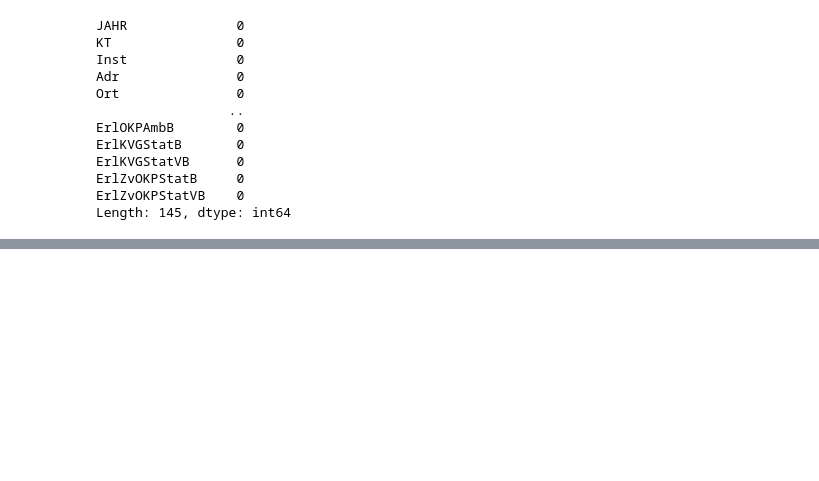
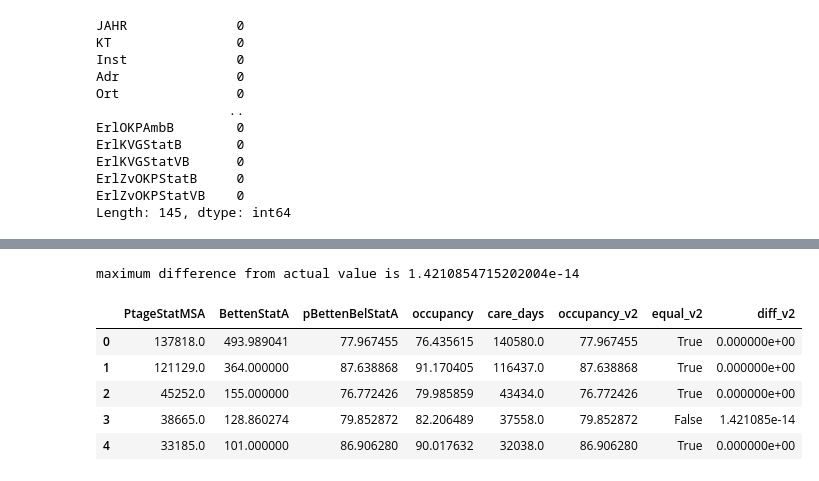
Before and after one commit to 111ark/swiss-hospital-occupancy, a Jupyter notebook: notebooks/hospital_dataset_exploration.ipynb, the cells around one changed output, grey strips where cells are left out. Drawn from its saved outputs; the diff is of its cells as text; code cells hidden in the pictures; blank space fills up the shorter version.

Commit message:
completed data exploration and successfully prototyped a alogrythm to calculate hopsital occupancy (for use in the elminiation study)

```diff
--- a/notebooks/hospital_dataset_exploration.ipynb
+++ b/notebooks/hospital_dataset_exploration.ipynb
@@ -113,0 +122,5 @@ BettenStatA
+# %%
+var_rel = hospitals_bc[['PtageStatMSA', 'BettenStatA', 'pBettenBelStatA']].copy()
+var_rel['occupancy'] =  hospitals_bc['PtageStatMSA'] / (hospitals_bc['BettenStatA'] * 365) * 100
+# var_rel['equal'] = var_rel['pBettenBelStatA'] == var_rel['occupancy']
+var_rel.head()
@@ -113,0 +142,14 @@ BettenStatA
+# %%
+var_rel['care_days'] = var_rel['pBettenBelStatA'] * (var_rel['BettenStatA'] * 365) / 100
+var_rel['occupancy_v2'] =  var_rel['care_days'] / (var_rel['BettenStatA'] * 365) * 100
+var_rel['diff_v2'] = abs(var_rel['occupancy_v2'] - var_rel['pBettenBelStatA'])
+print(f'maximum difference from actual value is {var_rel['diff_v2'].max()}')
+var_rel.head()
+# %% [output]
+maximum difference from actual value is 1.4210854715202004e-14
+|  | PtageStatMSA | BettenStatA | pBettenBelStatA | occupancy | care_days | occupancy_v2 | equal_v2 | diff_v2 |
+| 0 | 137818.0 | 493.989041 | 77.967455 | 76.435615 | 140580.0 | 77.967455 | True | 0.000000e+00 |
+| 1 | 121129.0 | 364.000000 | 87.638868 | 91.170405 | 116437.0 | 87.638868 | True | 0.000000e+00 |
+| 2 | 45252.0 | 155.000000 | 76.772426 | 79.985859 | 43434.0 | 76.772426 | True | 0.000000e+00 |
+| 3 | 38665.0 | 128.860274 | 79.852872 | 82.206489 | 37558.0 | 79.852872 | False | 1.421085e-14 |
+| 4 | 33185.0 | 101.000000 | 86.906280 | 90.017632 | 32038.0 | 86.906280 | True | 0.000000e+00 |
```
Also changed, not shown: parts of 5 cells of this notebook.
